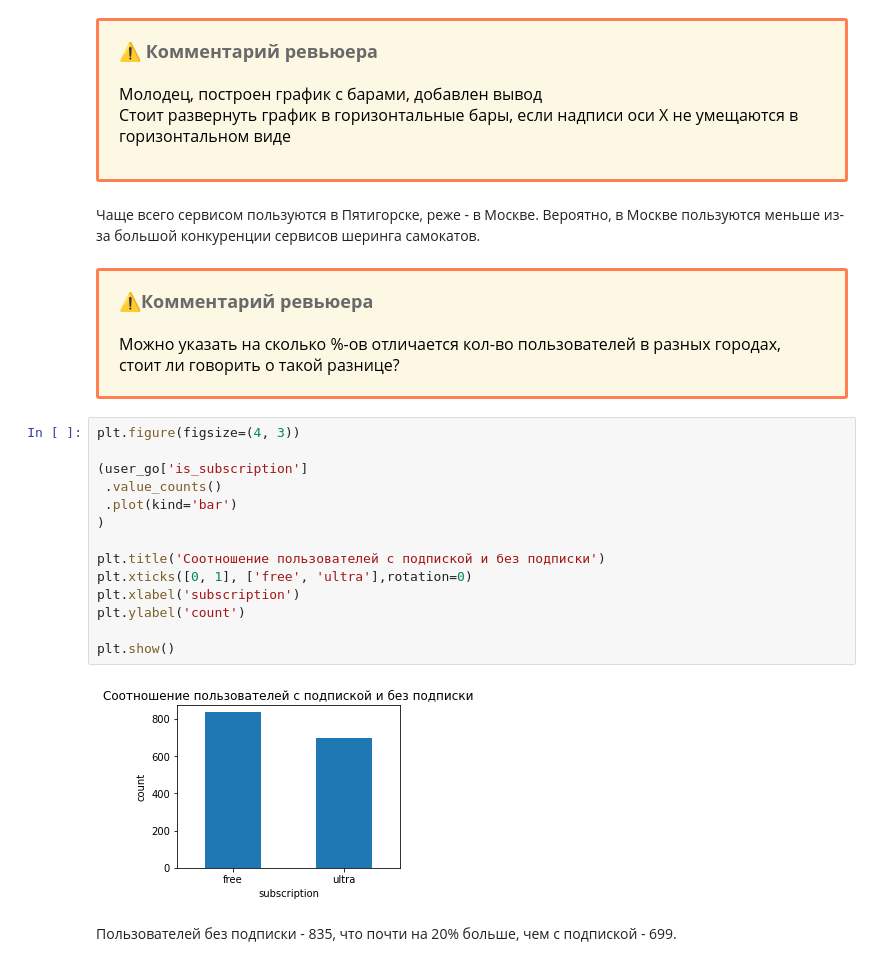
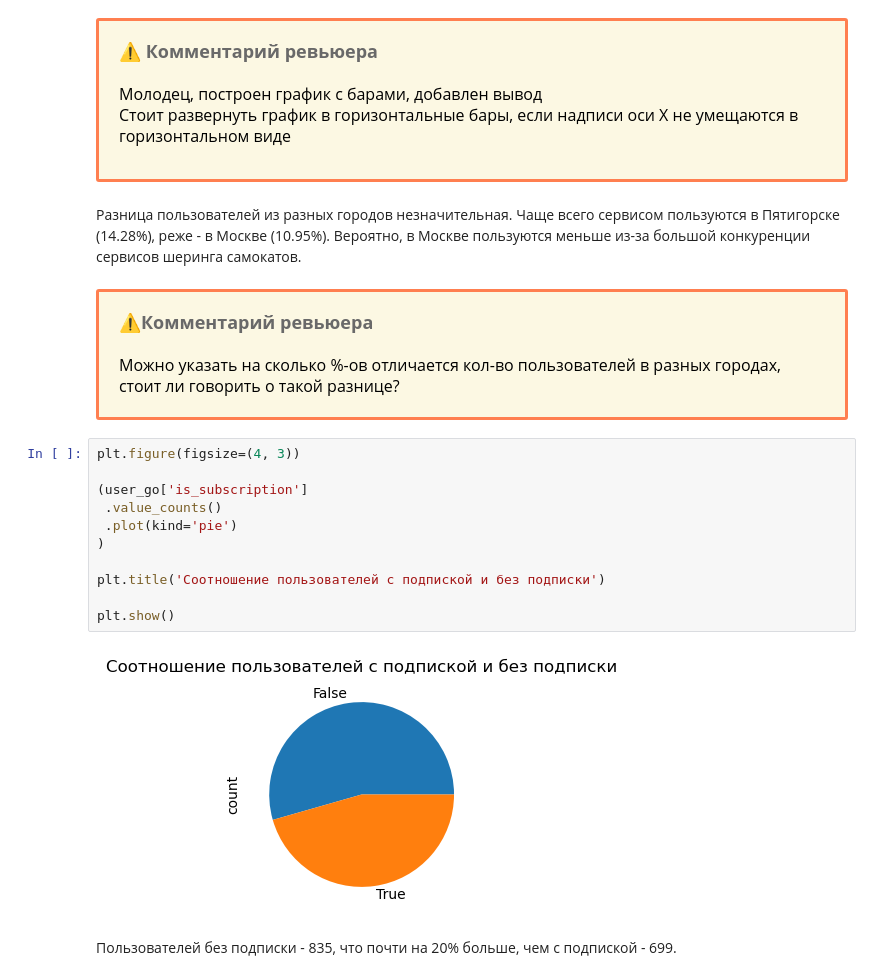
Before and after one commit to serguntsov/scooter, a Jupyter notebook: notebook.ipynb, the cells around one changed output. Cells and saved outputs as stored; diff of their text form.

```diff
--- a/notebook.ipynb
+++ b/notebook.ipynb
@@ -446,7 +474,7 @@ plt.show()
 
 Стоит развернуть график в горизонтальные бары, если надписи оси Х не умещаются в горизонтальном виде
 # %% [markdown]
-Чаще всего сервисом пользуются в Пятигорске, реже - в Москве. Вероятно, в Москве пользуются меньше из-за большой конкуренции сервисов шеринга самокатов.
+Разница пользователей из разных городов незначительная. Чаще всего сервисом пользуются в Пятигорске (14.28%), реже - в Москве (10.95%). Вероятно, в Москве пользуются меньше из-за большой конкуренции сервисов шеринга самокатов.
 # %% [markdown]
 <div class="alert alert-warning", style="border:solid coral 3px; padding: 20px">
 <font size="4", color = "DimGrey"><b>⚠️Комментарий ревьюера</b></font>
@@ -456,19 +484,16 @@ plt.show()
 # %%
 plt.figure(figsize=(4, 3))
 
 (user_go['is_subscription']
  .value_counts()
- .plot(kind='bar')
+ .plot(kind='pie')
 )
 
 plt.title('Соотношение пользователей с подпиской и без подписки')
-plt.xticks([0, 1], ['free', 'ultra'],rotation=0)
-plt.xlabel('subscription')
-plt.ylabel('count')
 
 plt.show()
 # %% [output]
-[figure, old version]
+[figure, new version]
 # %% [markdown]
 Пользователей без подписки - 835, что почти на 20% больше, чем с подпиской - 699.
 # %% [markdown]
```
Also changed, not shown: parts of 21 cells of this notebook, 1 other file.
